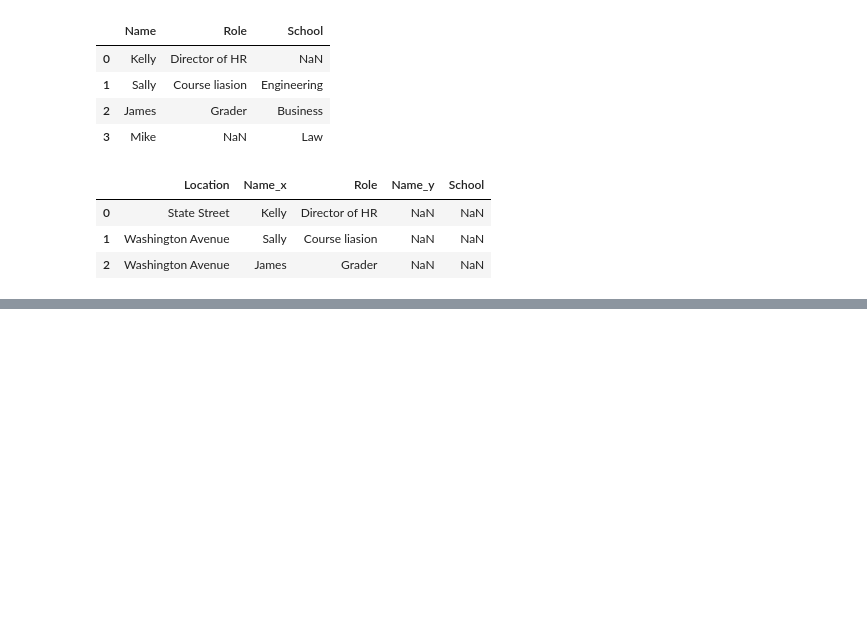
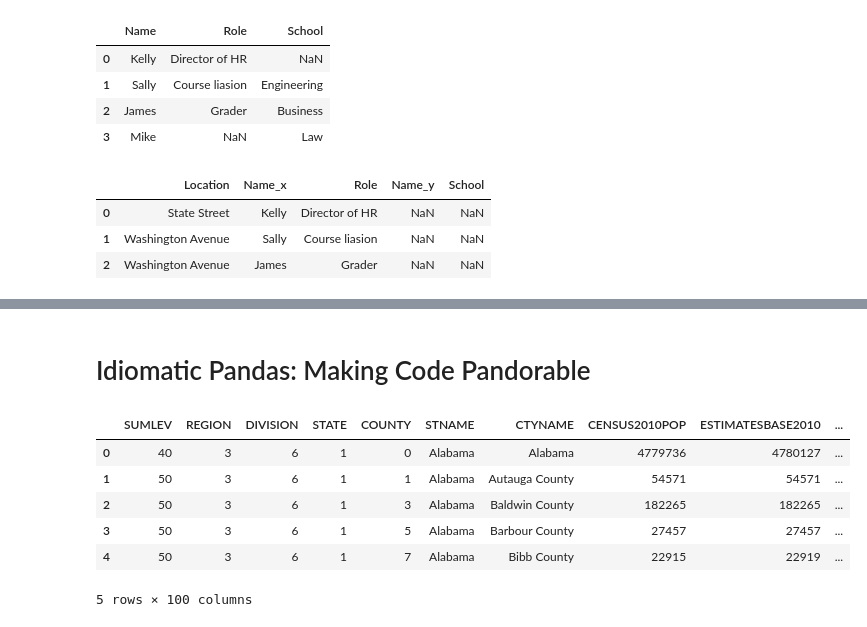
Before and after one commit to b117014/Python_programm, a Jupyter notebook: data-science/pandas/Series/pandas-2.ipynb, the cells around one changed output, grey strips where cells are left out. Saved outputs shown, nothing was run; the diff lists cells and outputs as text; code cells hidden in the pictures; blank space fills up the shorter version.

```diff
--- a/data-science/pandas/Series/pandas-2.ipynb
+++ b/data-science/pandas/Series/pandas-2.ipynb
@@ -145,0 +163,14 @@ pd.merge(staff_df,student_df, how='left', left_on='Location',right_on='Location'
+# %% [markdown]
+#  Idiomatic Pandas: Making Code Pandorable
+# %%
+import pandas as pd
+df = pd.read_csv('data/census.csv')
+df.head()
+# %% [output]
+|  | SUMLEV | REGION | DIVISION | STATE | COUNTY | STNAME | CTYNAME | CENSUS2010POP | ESTIMATESBASE2010 | ... |
+| 0 | 40 | 3 | 6 | 1 | 0 | Alabama | Alabama | 4779736 | 4780127 | ... |
+| 1 | 50 | 3 | 6 | 1 | 1 | Alabama | Autauga County | 54571 | 54571 | ... |
+| 2 | 50 | 3 | 6 | 1 | 3 | Alabama | Baldwin County | 182265 | 182265 | ... |
+| 3 | 50 | 3 | 6 | 1 | 5 | Alabama | Barbour County | 27457 | 27457 | ... |
+| 4 | 50 | 3 | 6 | 1 | 7 | Alabama | Bibb County | 22915 | 22919 | ... |
+5 rows × 100 columns
```
Also changed, not shown: parts of 10 cells of this notebook, 1 other file.
